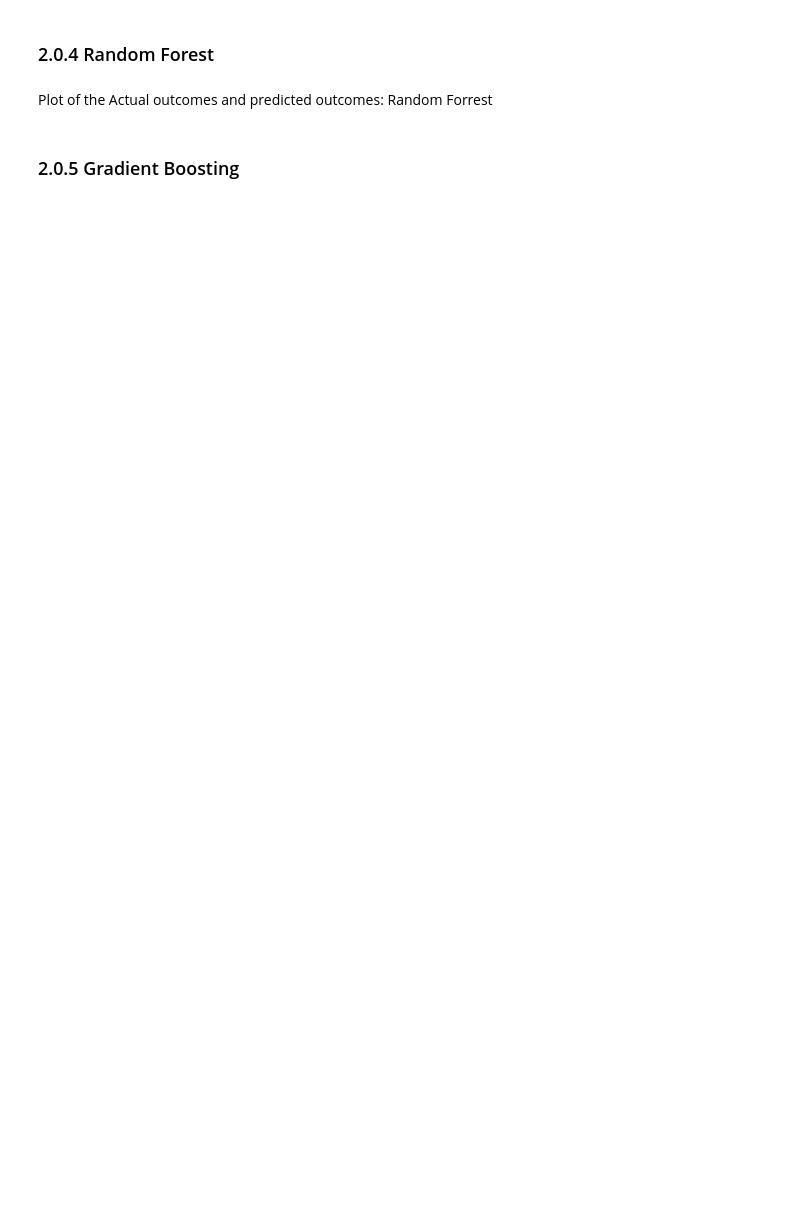
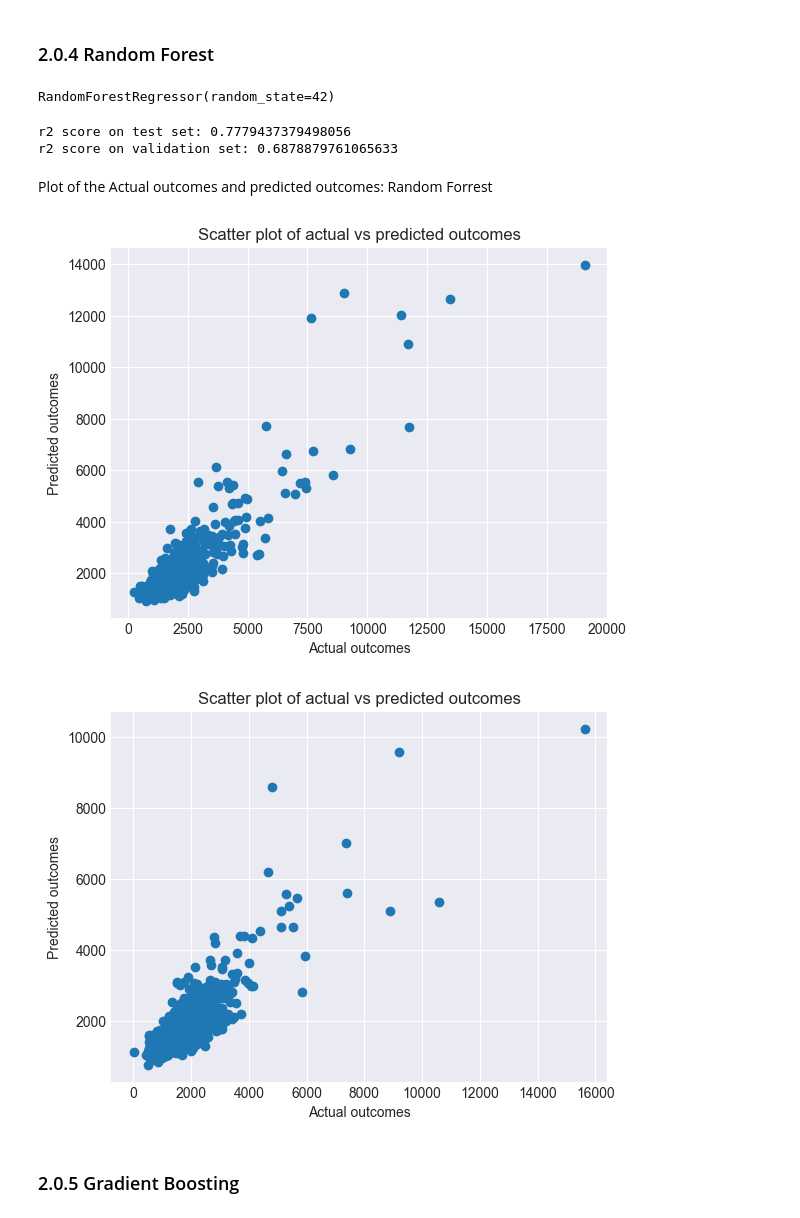
Before and after one commit to TomasHeyneman/Project-ML-, a Jupyter notebook: project.ipynb, the cells around one changed output. Cells and saved outputs as stored; diff of their text form; code cells hidden in the pictures; blank space fills up the shorter version.

```diff
--- a/project.ipynb
+++ b/project.ipynb
@@ -420,23 +729,23 @@ from sklearn.ensemble import RandomForestRegressor
 rf = RandomForestRegressor(n_estimators=100, random_state=42)
 
 # Fit the model to the training data
-rf.fit(X_train, y_train)
-
-# Predict on the test data
-RFy_pred = rf.predict(X_test)
-
-# Evaluate the model using r2 score
-from sklearn.metrics import r2_score
-RFr2 = r2_score(y_test, RFy_pred)
-print("r2 score on test set:", RFr2)
-
-# Predict the projected revenue for the 500 applicants
-
-RFscore = scaler.transform(score)
-RFpredictions = rf.predict(RFscore)
-
-# Sort the predictions in descending order
-RFsorted_index = np.argsort(RFpredictions)[::-1]
-RFsorted_predictions = RFpredictions[RFsorted_index]
-
-print(RFsorted_predictions)
+rf.fit(X_train_stand, y_train)
+# %% [output]
+RandomForestRegressor(random_state=42)
+# %%
+# Predict on the test data
+RFy_pred = rf.predict(X_test_stand)
+
+# Evaluate the model using r2 score
+RFr2 = r2_score(y_test, RFy_pred)
+print("r2 score on test set:", RFr2)
+
+# Predict on the validation data
+RFy_predval = rf.predict(X_val_stand)
+
+# Evaluate the model using r2 score
+RFr2 = r2_score(y_val, RFy_predval)
+print("r2 score on validation set:", RFr2)
+# %% [output]
+r2 score on test set: 0.7779437379498056
+r2 score on validation set: 0.6878879761065633
@@ -445,9 +762,18 @@ Plot of the Actual outcomes and predicted outcomes: Random Forrest
 # %%
 plt.scatter(y_test, RFy_pred)
 plt.xlabel('Actual outcomes')
 plt.ylabel('Predicted outcomes')
 plt.title('Scatter plot of actual vs predicted outcomes')
 plt.show()
+
+plt.scatter(y_val, RFy_predval)
+plt.xlabel('Actual outcomes')
+plt.ylabel('Predicted outcomes')
+plt.title('Scatter plot of actual vs predicted outcomes')
+plt.show()
+# %% [output]
+[figure, added]
+[figure, added]
 # %% [markdown]
 ### 2.0.5 Gradient Boosting
 # %%
```
Also changed, not shown: parts of 62 cells of this notebook.
